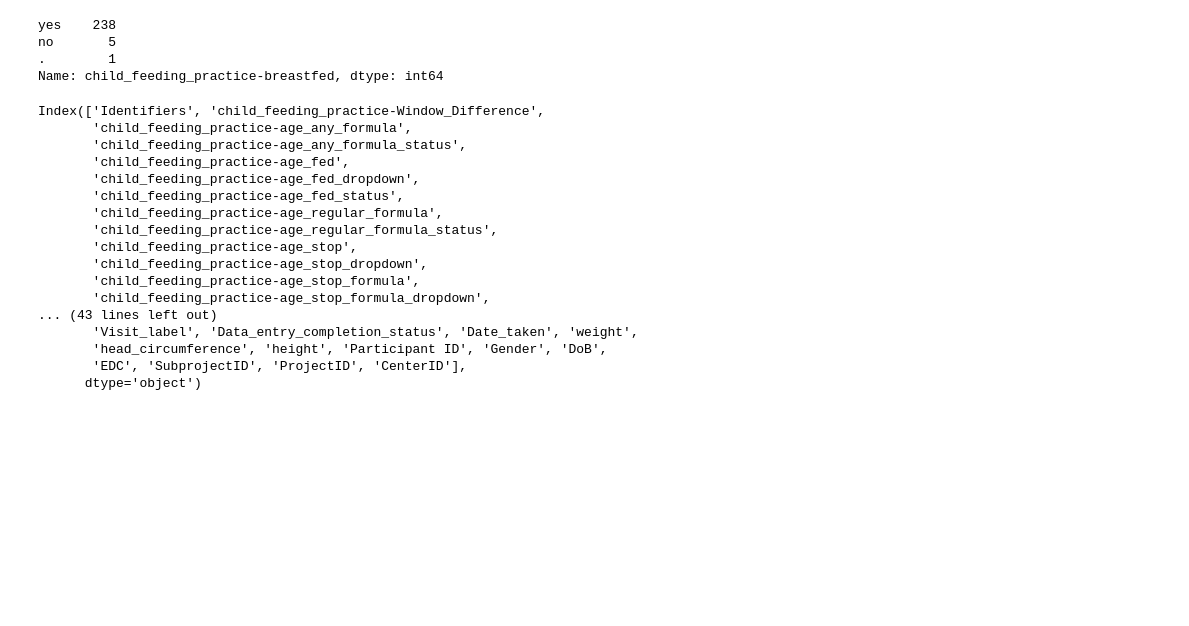
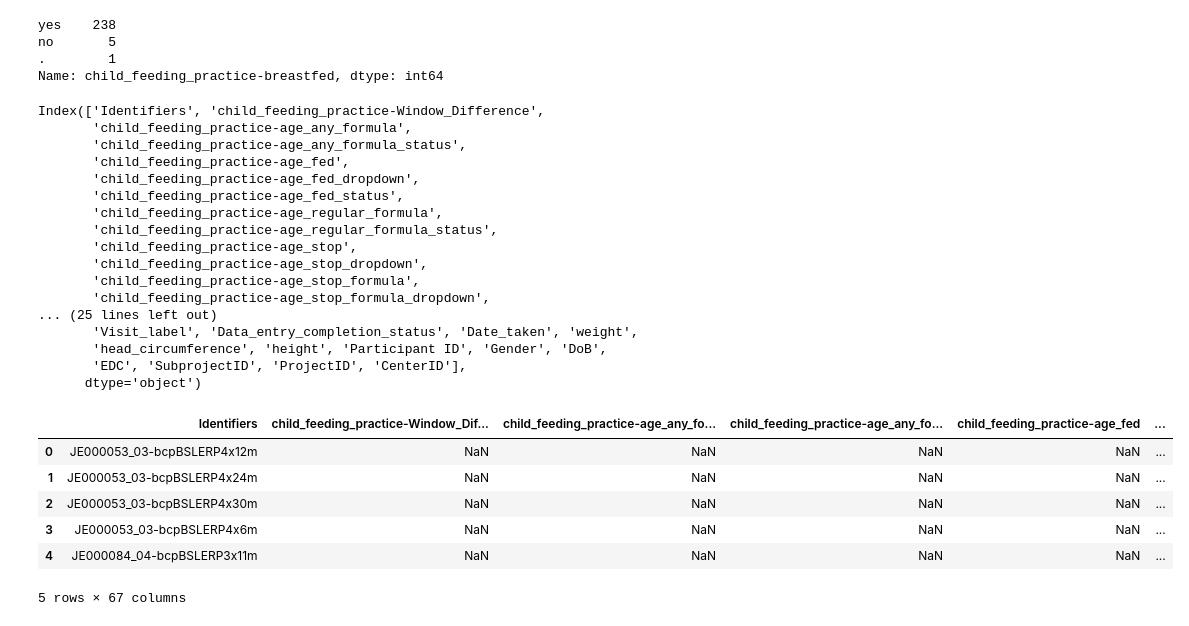
Before and after one commit to niblunc/BCP, a Jupyter notebook: data_check.ipynb, the cells around one changed output. Cells and saved outputs as stored; diff of their text form; code cells hidden in the pictures; blank space fills up the shorter version.

```diff
--- a/data_check.ipynb
+++ b/data_check.ipynb
@@ -219,5 +223,5 @@ subdata_dict['20191021_BCP_Mullen_cleaned'].head()
 # %%
-test=subdata_dict['data-2019-11-21T21_33_43.647Z'].merge(subdata_dict['20191021_BCP_Mullen_cleaned'], on=['Identifiers','PSCID'])
+test=subdata_dict['data-2019-11-21T21_33_43.647Z'].merge(subdata_dict['20191021_BCP_Mullen_cleaned'], on=['Identifiers'])
 # %%
 test['Identifiers_visit']=test.Identifiers.str.split('x').str[-1].str.split('m').str[0]
 # %%
@@ -320,9 +324,27 @@ Index(['Identifiers', 'child_feeding_practice-Window_Difference',
        'child_feeding_practice-age_stop_dropdown',
        'child_feeding_practice-age_stop_formula',
        'child_feeding_practice-age_stop_formula_dropdown',
-... (43 lines left out)
+... (25 lines left out)
        'Visit_label', 'Data_entry_completion_status', 'Date_taken', 'weight',
        'head_circumference', 'height', 'Participant ID', 'Gender', 'DoB',
        'EDC', 'SubprojectID', 'ProjectID', 'CenterID'],
       dtype='object')
+# %%
+def ager(date1,date2):
+    # Get the age in months of each recall
+    diff_time = pd.to_datetime(date1)-pd.to_datetime(date2)
+    diff_time= diff_time/ np.timedelta64(1, 'M')
+    return(diff_time)
+# %%
+test3['Age_taken']=ager(test3['Date_taken'],test3['DoB'] )
+# %%
+test3.head()
+# %% [output]
+|  | Identifiers | child_feeding_practice-Window_Dif... | child_feeding_practice-age_any_fo... | child_feeding_practice-age_any_fo... | child_feeding_practice-age_fed | ... |
+| 0 | JE000053_03-bcpBSLERP4x12m | NaN | NaN | NaN | NaN | ... |
+| 1 | JE000053_03-bcpBSLERP4x24m | NaN | NaN | NaN | NaN | ... |
+| 2 | JE000053_03-bcpBSLERP4x30m | NaN | NaN | NaN | NaN | ... |
+| 3 | JE000053_03-bcpBSLERP4x6m | NaN | NaN | NaN | NaN | ... |
+| 4 | JE000084_04-bcpBSLERP3x11m | NaN | NaN | NaN | NaN | ... |
+5 rows × 67 columns
 # %%
```
Also changed, not shown: parts of 10 cells of this notebook, 2 other files.
